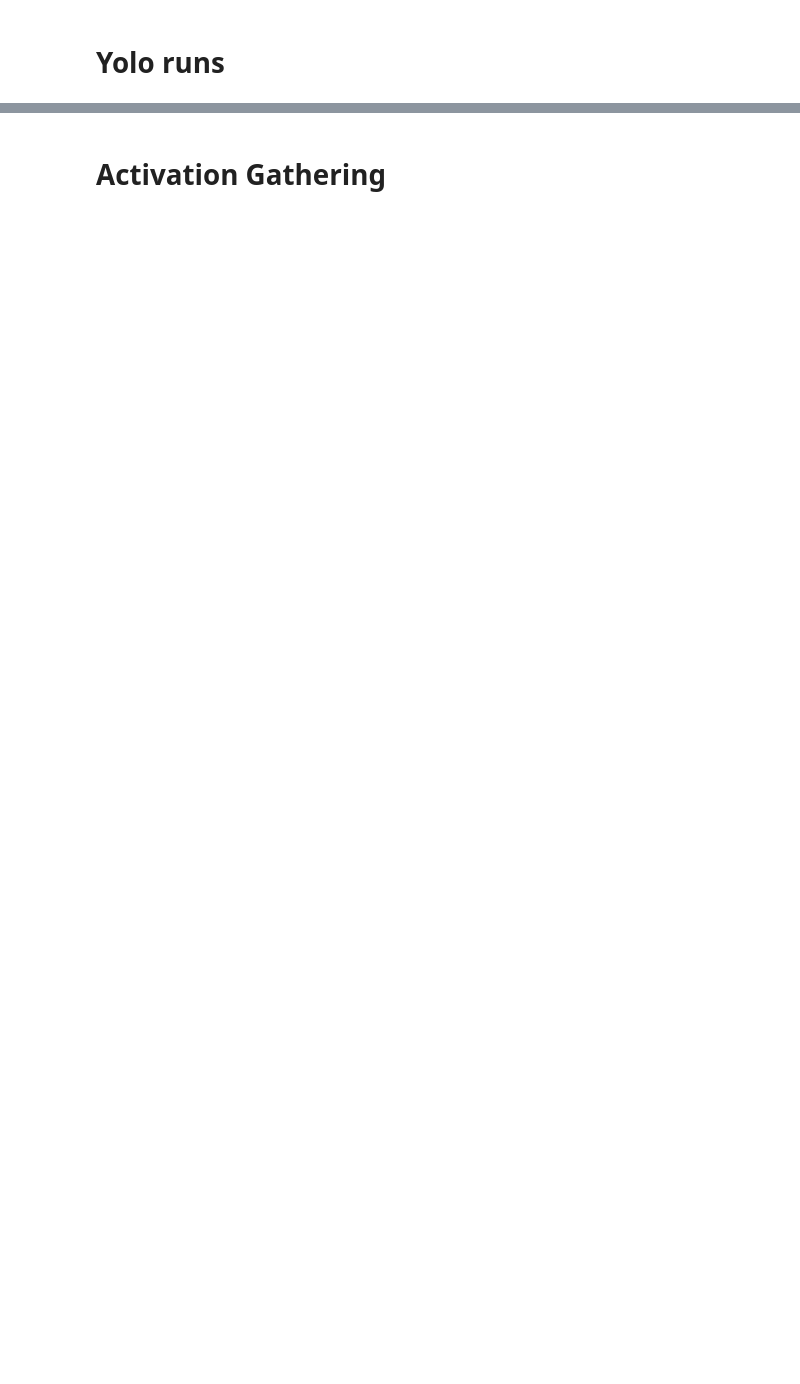
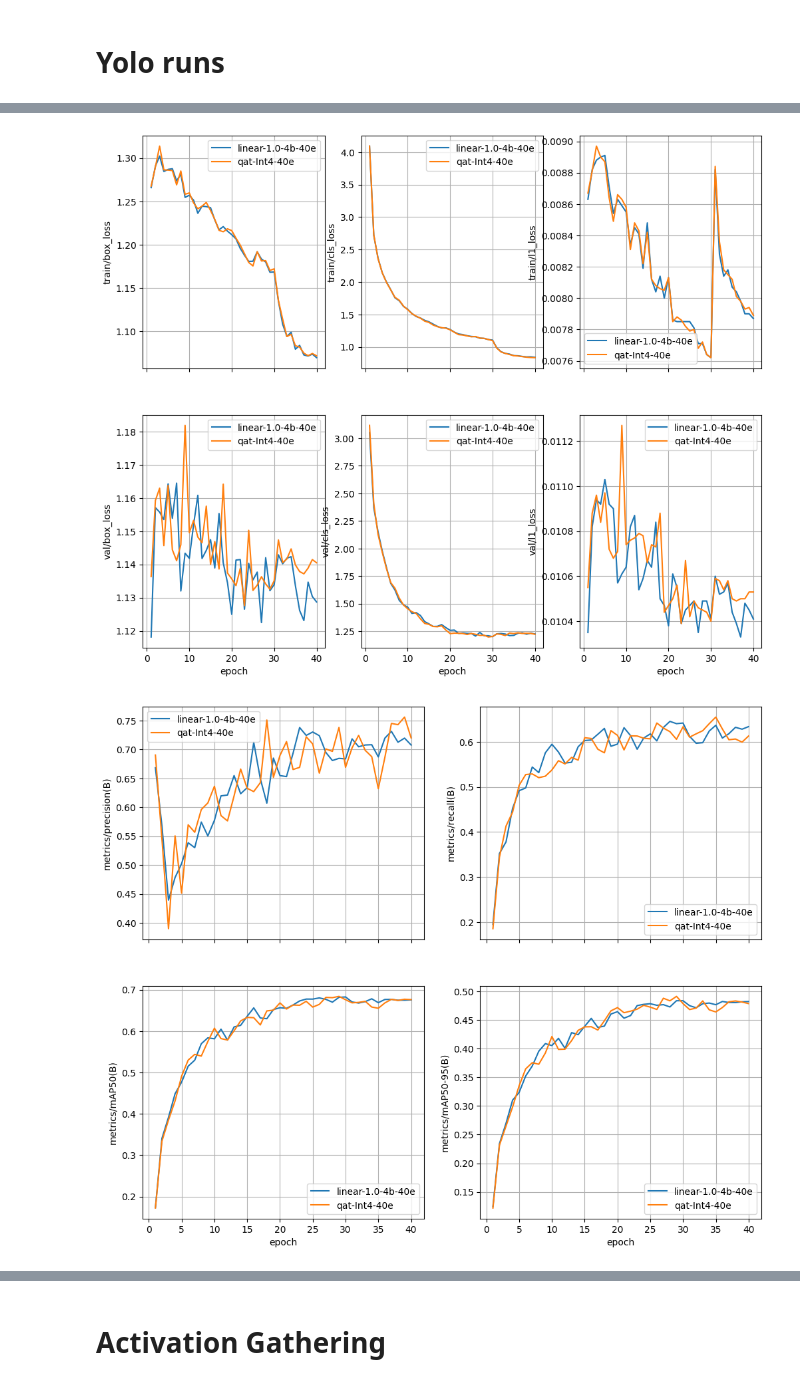
Before and after one commit to data-satanism/SoftStairs-QAT, a Jupyter notebook: experiments/yolo/analysis.ipynb, the cells around one changed output, grey strips where cells are left out. Saved outputs shown, nothing was run; the diff lists cells and outputs as text; code cells hidden in the pictures; blank space fills up the shorter version.

```diff
--- a/experiments/yolo/analysis.ipynb
+++ b/experiments/yolo/analysis.ipynb
@@ -56,0 +70,10 @@ compare_runs(
+# %%
+compare_runs(
+     'linear-1.0-4b-40e',
+    # 'cos-0.01-4b-40e',
+    'qat-Int4-40e',
+#     'linear-0.5-4b-10e'
+    )
+# %% [output]
+[figure, added]
+[figure, added]
```
Also changed, not shown: parts of 7 cells of this notebook, 2 other files.
